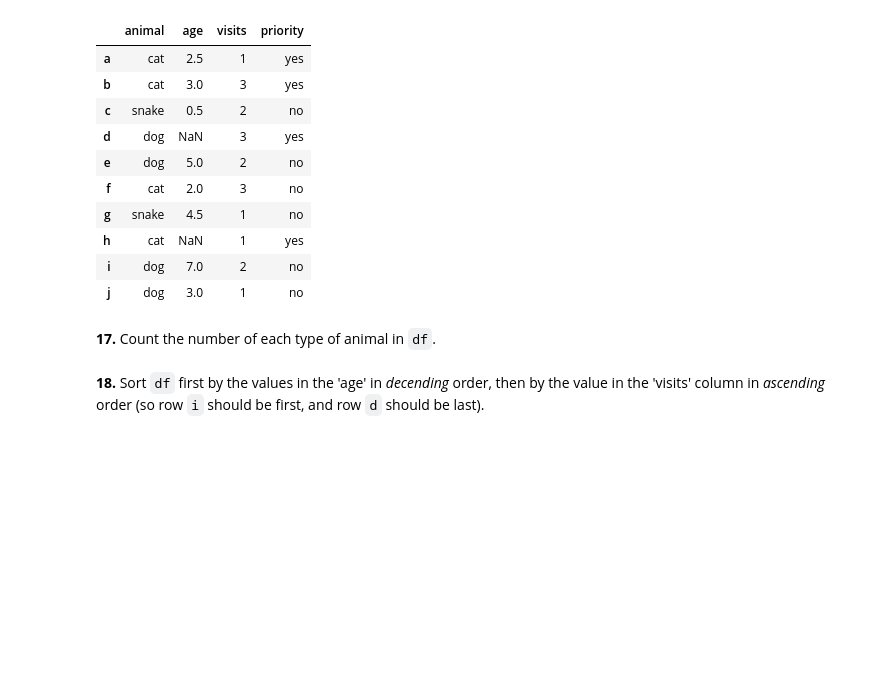
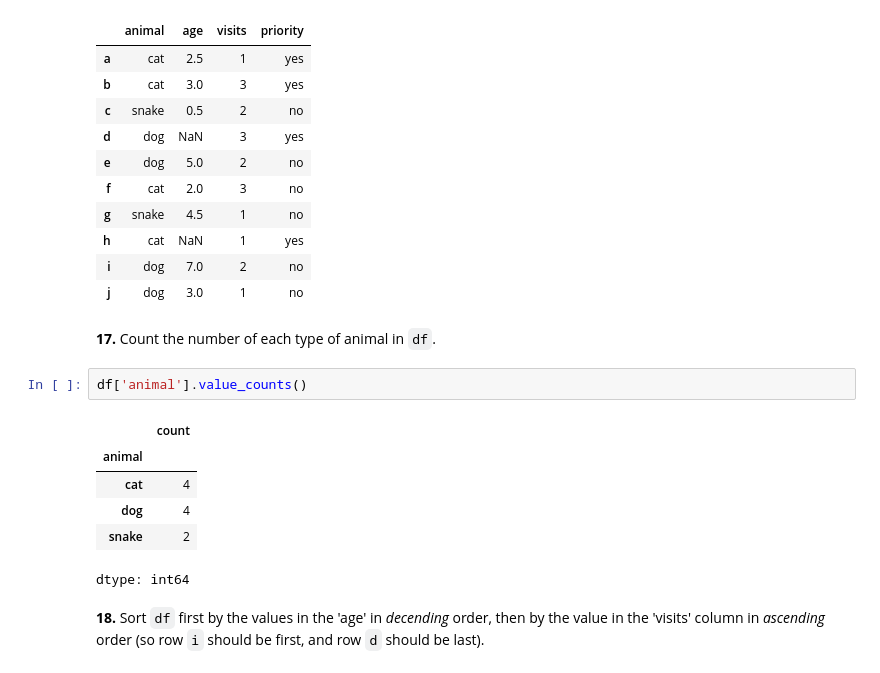
Before and after one commit to ZataraHere/100-Days-of-Machine-Learning, a Jupyter notebook: 100_pandas_puzzles.ipynb, the cells around one changed output. Saved outputs shown, nothing was run; the diff lists cells and outputs as text; blank space fills up the shorter version.

```diff
--- a/100_pandas_puzzles.ipynb
+++ b/100_pandas_puzzles.ipynb
@@ -245,5 +245,14 @@ df
 | j | dog | 3.0 | 1 | no |
 # %% [markdown]
 **17.** Count the number of each type of animal in `df`.
+# %%
+df['animal'].value_counts()
+# %% [output]
+|  | count |
+| animal |  |
+| cat | 4 |
+| dog | 4 |
+| snake | 2 |
+dtype: int64
 # %% [markdown]
 **18.** Sort `df` first by the values in the 'age' in *decending* order, then by the value in the 'visits' column in *ascending* order (so row `i` should be first, and row `d` should be last).
```
Also changed, not shown: parts of 2 cells of this notebook.
